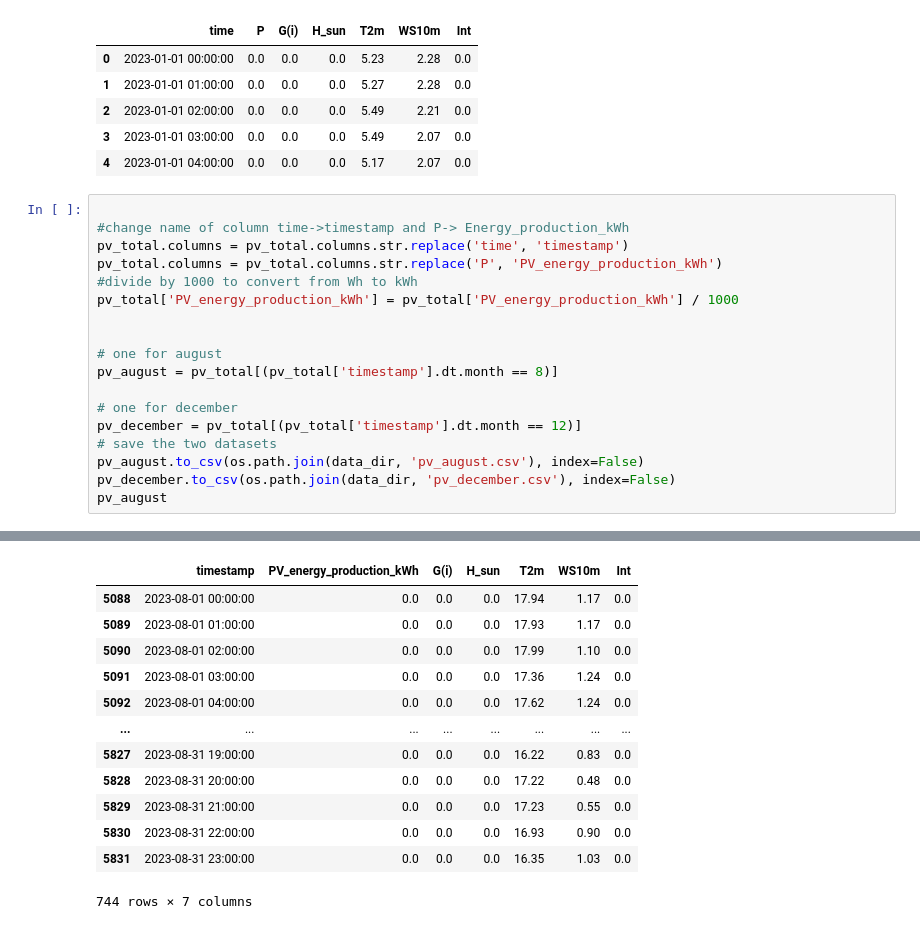
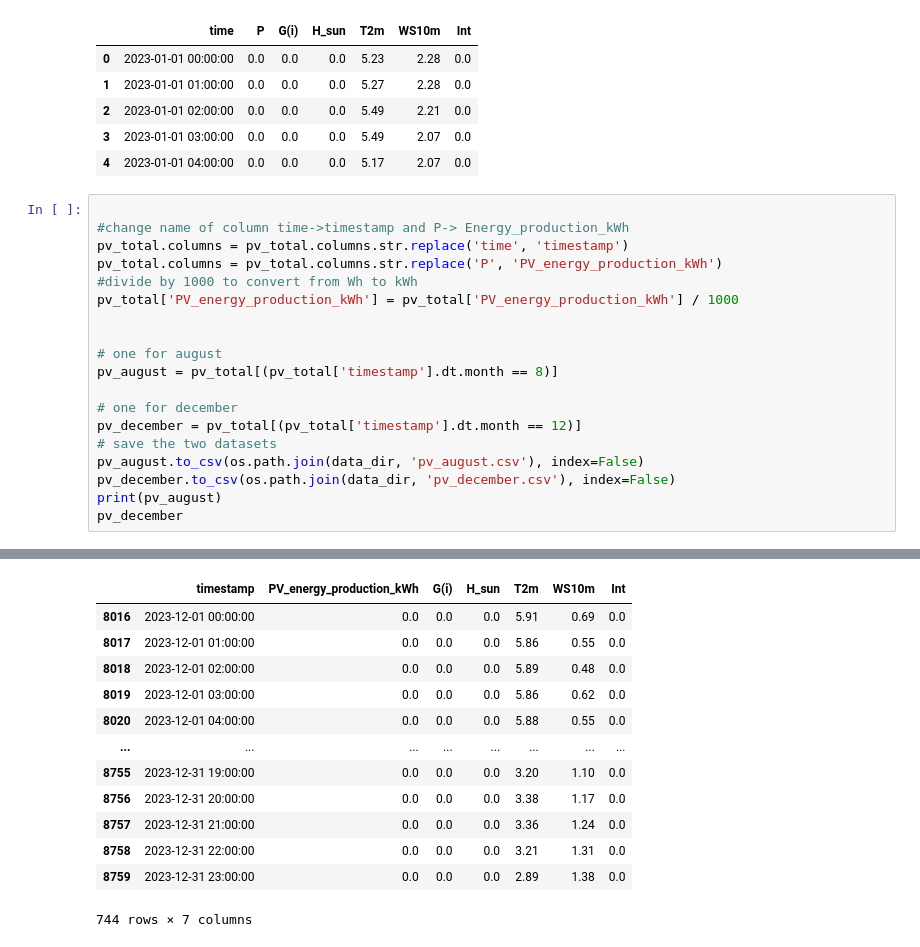
Before and after one commit to sewaelty/optimization_project, a Jupyter notebook: playground/simon/data_cleaning_pv.ipynb, the cells around one changed output, grey strips where cells are left out. Saved outputs shown, nothing was run; the diff lists cells and outputs as text.

```diff
--- a/playground/simon/data_cleaning_pv.ipynb
+++ b/playground/simon/data_cleaning_pv.ipynb
@@ -58,5 +58,6 @@ pv_december = pv_total[(pv_total['timestamp'].dt.month == 12)]
 # save the two datasets
 pv_august.to_csv(os.path.join(data_dir, 'pv_august.csv'), index=False)
 pv_december.to_csv(os.path.join(data_dir, 'pv_december.csv'), index=False)
-pv_august
+print(pv_august)
+pv_december
 # %% [output]
@@ -63,13 +81,13 @@ pv_august
 |  | timestamp | PV_energy_production_kWh | G(i) | H_sun | T2m | WS10m | Int |
-| 5088 | 2023-08-01 00:00:00 | 0.0 | 0.0 | 0.0 | 17.94 | 1.17 | 0.0 |
-| 5089 | 2023-08-01 01:00:00 | 0.0 | 0.0 | 0.0 | 17.93 | 1.17 | 0.0 |
-| 5090 | 2023-08-01 02:00:00 | 0.0 | 0.0 | 0.0 | 17.99 | 1.10 | 0.0 |
-| 5091 | 2023-08-01 03:00:00 | 0.0 | 0.0 | 0.0 | 17.36 | 1.24 | 0.0 |
-| 5092 | 2023-08-01 04:00:00 | 0.0 | 0.0 | 0.0 | 17.62 | 1.24 | 0.0 |
+| 8016 | 2023-12-01 00:00:00 | 0.0 | 0.0 | 0.0 | 5.91 | 0.69 | 0.0 |
+| 8017 | 2023-12-01 01:00:00 | 0.0 | 0.0 | 0.0 | 5.86 | 0.55 | 0.0 |
+| 8018 | 2023-12-01 02:00:00 | 0.0 | 0.0 | 0.0 | 5.89 | 0.48 | 0.0 |
+| 8019 | 2023-12-01 03:00:00 | 0.0 | 0.0 | 0.0 | 5.86 | 0.62 | 0.0 |
+| 8020 | 2023-12-01 04:00:00 | 0.0 | 0.0 | 0.0 | 5.88 | 0.55 | 0.0 |
 | ... | ... | ... | ... | ... | ... | ... | ... |
-| 5827 | 2023-08-31 19:00:00 | 0.0 | 0.0 | 0.0 | 16.22 | 0.83 | 0.0 |
-| 5828 | 2023-08-31 20:00:00 | 0.0 | 0.0 | 0.0 | 17.22 | 0.48 | 0.0 |
-| 5829 | 2023-08-31 21:00:00 | 0.0 | 0.0 | 0.0 | 17.23 | 0.55 | 0.0 |
-| 5830 | 2023-08-31 22:00:00 | 0.0 | 0.0 | 0.0 | 16.93 | 0.90 | 0.0 |
-| 5831 | 2023-08-31 23:00:00 | 0.0 | 0.0 | 0.0 | 16.35 | 1.03 | 0.0 |
+| 8755 | 2023-12-31 19:00:00 | 0.0 | 0.0 | 0.0 | 3.20 | 1.10 | 0.0 |
+| 8756 | 2023-12-31 20:00:00 | 0.0 | 0.0 | 0.0 | 3.38 | 1.17 | 0.0 |
+| 8757 | 2023-12-31 21:00:00 | 0.0 | 0.0 | 0.0 | 3.36 | 1.24 | 0.0 |
+| 8758 | 2023-12-31 22:00:00 | 0.0 | 0.0 | 0.0 | 3.21 | 1.31 | 0.0 |
+| 8759 | 2023-12-31 23:00:00 | 0.0 | 0.0 | 0.0 | 2.89 | 1.38 | 0.0 |
-744 rows × 7 columns
+744 rows × 7 columns
```
Also changed, not shown: parts of 1 cell of this notebook, 1 other file.
